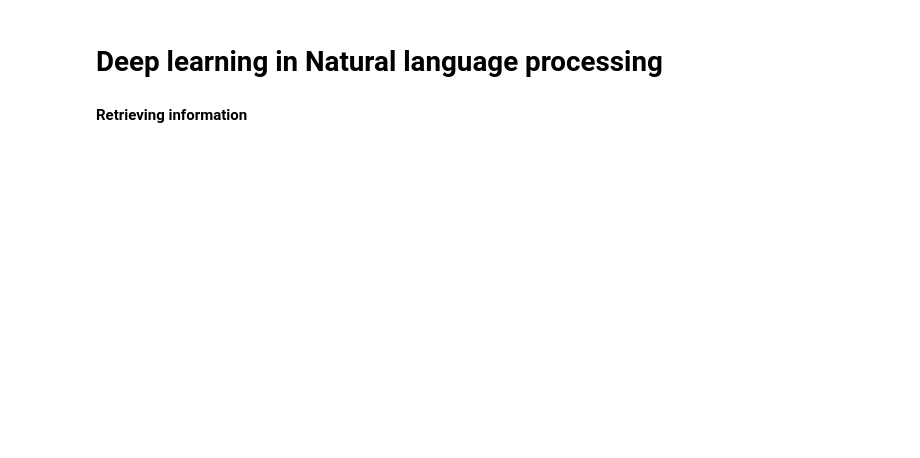
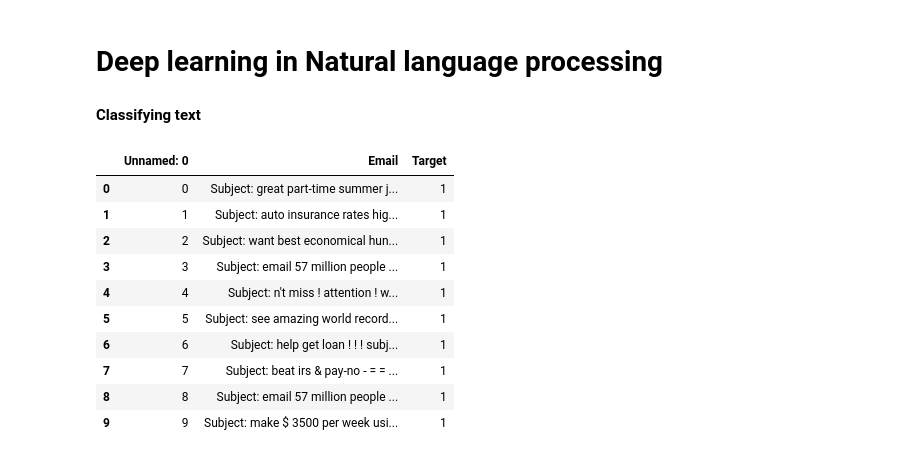
Before and after one commit to AleksandrMorozov123/My-self-educate, a Jupyter notebook: natural-language-processing.ipynb, the cells around one changed output. Saved outputs shown, nothing was run; the diff lists cells and outputs as text; code cells hidden in the pictures; blank space fills up the shorter version.

```diff
--- a/natural-language-processing.ipynb
+++ b/natural-language-processing.ipynb
@@ -1514,4 +1514,2 @@ plt.show ()
 # %% [markdown]
 # **Deep learning in Natural language processing**
-# %% [markdown]
-**Retrieving information**
@@ -1560,0 +1516,34 @@ def get_embedding (word):
+# %% [markdown]
+**Classifying text**
+# %%
+# read the dataset
+import pandas as pd
+data_s = pd.read_csv ('../input/email-spam-dataset/lingSpam.csv')
+
+# preprocessing the data
+from nltk.corpus import stopwords
+from nltk import *
+from sklearn.feature_extraction.text import TfidfVectorizer
+from nltk.stem import WordNetLemmatizer
+import matplotlib.pyplot as plt
+from sklearn.model_selection import train_test_split
+
+# remove stop words
+stop = stopwords.words ('english')
+data_s ['Body'] = data_s ['Body'].apply (lambda x: " ".join (x for x in x.split () if x not in stop))
+
+# rename column names
+data_s = data_s.rename (columns = {"Body": "Email", "Label": "Target"})
+data_s.head (10)
+# %% [output]
+|  | Unnamed: 0 | Email | Target |
+| 0 | 0 | Subject: great part-time summer j... | 1 |
+| 1 | 1 | Subject: auto insurance rates hig... | 1 |
+| 2 | 2 | Subject: want best economical hun... | 1 |
+| 3 | 3 | Subject: email 57 million people ... | 1 |
+| 4 | 4 | Subject: n't miss ! attention ! w... | 1 |
+| 5 | 5 | Subject: see amazing world record... | 1 |
+| 6 | 6 | Subject: help get loan ! ! ! subj... | 1 |
+| 7 | 7 | Subject: beat irs & pay-no - = = ... | 1 |
+| 8 | 8 | Subject: email 57 million people ... | 1 |
+| 9 | 9 | Subject: make $ 3500 per week usi... | 1 |
```
Also changed, not shown: parts of 21 cells of this notebook.
